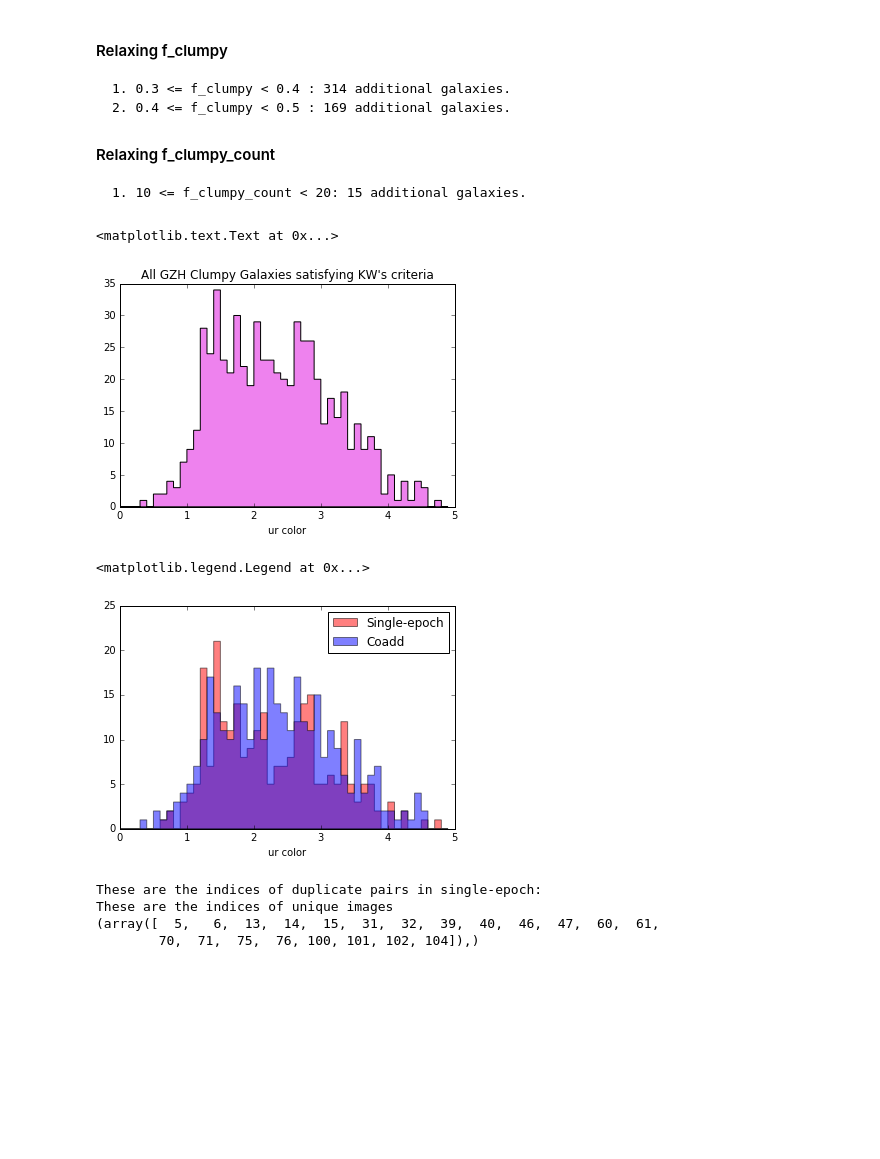
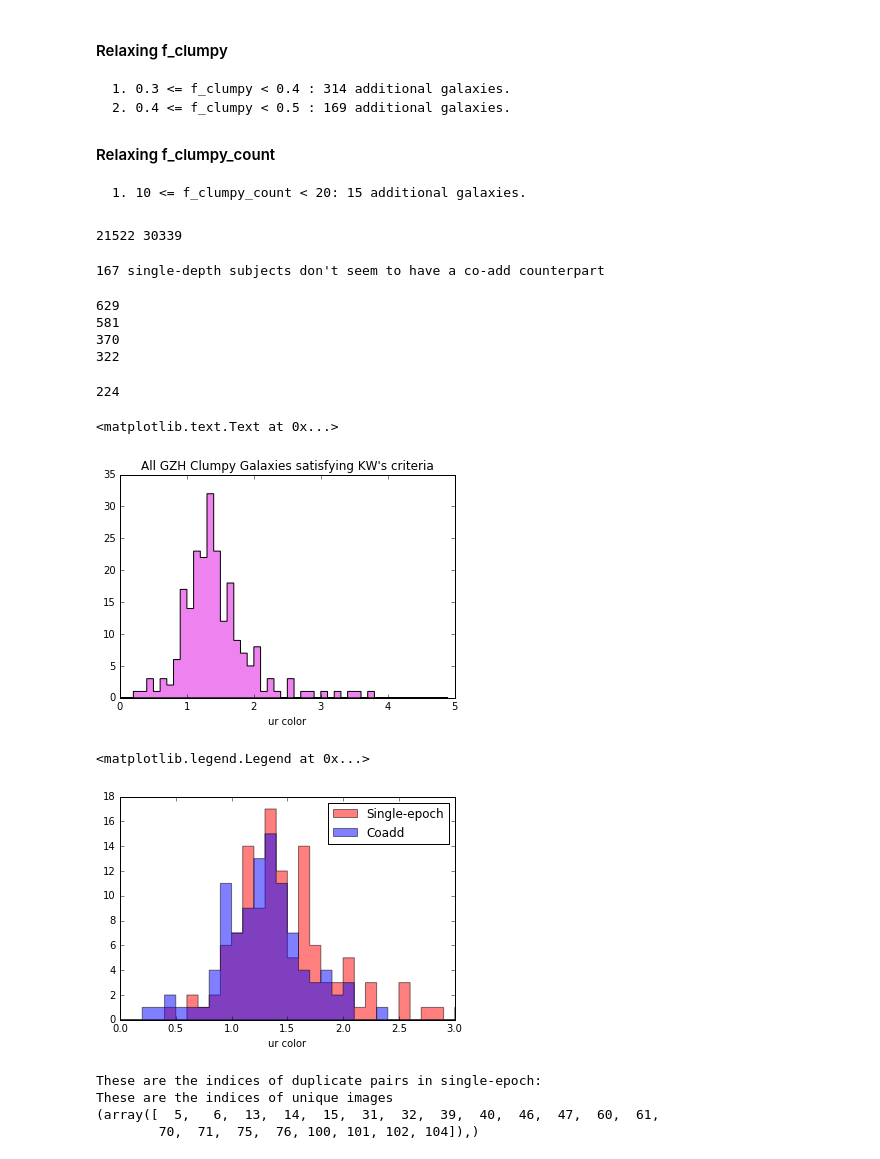
Before and after one commit to melaniebeck/ClumpyGals, a Jupyter notebook: documents/GZHSDSSClumpySample.ipynb, the cells around one changed output. Saved outputs shown, nothing was run; the diff lists cells and outputs as text; code cells hidden in the pictures; blank space fills up the shorter version.

Commit message:
familiarizing myself with what I did last fall

```diff
--- a/documents/GZHSDSSClumpySample.ipynb
+++ b/documents/GZHSDSSClumpySample.ipynb
@@ -68,0 +71,39 @@ import matplotlib.pyplot as plt
+# %%
+# Add a column that easily separates single-epoch and coadd subjects
+depth = np.unique(gzh_sdss['Table'])
+single_idx = gzh_sdss['Table'] == depth[1]
+single = gzh_sdss[single_idx]
+
+coadd_idx= gzh_sdss['Table'] == depth[0]
+coadd = gzh_sdss[coadd_idx]
+
+print len(single), len(coadd)
+
+gzh_sdss['coadd'] = coadd_idx
+# %% [output]
+21522 30339
+# %%
+# Verify that the single-epoch imaging has co-add counterparts as claimed in Willett2017
+
+import astropy.units as u
+from astropy.coordinates import SkyCoord
+
+sample = SkyCoord(ra=single['RA']*u.deg, dec=single['DEC']*u.deg)
+catalog = SkyCoord(ra=coadd['RA']*u.deg, dec=coadd['DEC']*u.deg)
+idx, d2d, d3d = sample.match_to_catalog_sky(catalog)
+idx2, d2d2, d3d2 = catalog.match_to_catalog_sky(sample)
+
+within25as = (catalog[idx].separation(sample)<25*u.arcsec)
+single_matches = single[within25as]
+coadd_matches = coadd[idx[within25as]]
+
+within25as2 = (sample[idx2].separation(catalog)<25*u.arcsec)
+coadd_matches2 = coadd[within25as2]
+single_matches2 = single[idx2[within25as2]]
+
+print len(single) - len(single_matches), "single-depth subjects don't seem to have a co-add counterpart"
+
+# Add a column that denotes which subjects have a match in the other depth imaging
+gzh_sdss['matched25as'] = np.concatenate([within25as, within25as2])
+# %% [output]
+167 single-depth subjects don't seem to have a co-add counterpart
@@ -69,6 +116,37 @@ import matplotlib.pyplot as plt
+# %%
+# Add a column that denotes whether subject is "clumpy" BY WHAT DEFINITION?
+featured = 't01_smooth_or_features_a02_features_or_disk_weighted_fraction'
+clumpy = 't12_clumpy_a01_yes_weighted_fraction'
+count = 't12_clumpy_total_count'
+embedded = 't18_clumps_embedded_a01_yes_weighted_fraction'
+
+# My and Kyle's initial definition: f_feat >= 0.5 & f_clumpy >= 0.5
+clumps1 = (gzh_sdss[clumpy] >= 0.5) & (gzh_sdss[count] >= 20) & (gzh_sdss[featured] >= 0.5)
+print np.sum(clumps1)
+
+# Test out whether "embedded" can help isolate properly clumpy galaxies
+clumps2 = (gzh_sdss[clumpy] >= 0.5) & (gzh_sdss[count] >= 20) & \
+          (gzh_sdss[featured] >= 0.5) & (gzh_sdss[embedded] >= 0.5)
+print np.sum(clumps2)
+
+# From Willett & Galloway 2017: f_feat > 0.23 & f_clumpy > 0.8
+clumps3 = (gzh_sdss[clumpy] > 0.8) & (gzh_sdss[count] >= 20) & (gzh_sdss[featured] > 0.23)
+print np.sum(clumps3)
+
+clumps4 = (gzh_sdss[clumpy] > 0.8) & (gzh_sdss[count] >= 20) & \
+          (gzh_sdss[featured] > 0.23) & (gzh_sdss[embedded] >= 0.5)
+print np.sum(clumps4)
+# %% [output]
+629
+581
+370
+322
 # %%
-clumpy = Table.read('../data/gzh_sdss_strictclumpy_all_SDSSancillary.fits')
+clumpy = Table.read('../data/gzh_sdss_strictclumpy_trueclumpy_sdssdata.fits')
+# %% [output]
+224
 # %%
+
 bins = np.arange(0.,5.,0.1)
 fig, ax = plt.subplots()
 ax.hist(clumpy['urcolor'],bins=bins,histtype='stepfilled',color='violet')
@@ -76,20 +154,21 @@ ax.set_xlabel('ur color')
 ax.set_title("All GZH Clumpy Galaxies satisfying KW's criteria")
 # %% [output]
 <matplotlib.text.Text at 0x...>
-[figure, old version]
+[figure, new version]
 # %%
 # But maybe there's a difference if we separate single-epoch from coadd?
 single = clumpy['Table'] == 'sdss_single  '
 fig, ax = plt.subplots()
 ax.hist(clumpy['urcolor'][single], bins=bins, histtype='stepfilled',color='red',
         alpha=0.5, label='Single-epoch')
 ax.hist(clumpy['urcolor'][~single], bins=bins, histtype='stepfilled',color='blue',
         alpha=0.5, label='Coadd')
 ax.set_xlabel('ur color')
+ax.set_xlim(0,3)
 ax.legend(loc='best')
 # %% [output]
 <matplotlib.legend.Legend at 0x...>
-[figure, old version]
+[figure, new version]
 # %%
 # Remove duplicates! --------------------------------------------#
 # ----> SEPARATELY from single-epoch and coadd imaging
```
Also changed, not shown: parts of 4 cells of this notebook, 4 other files.
